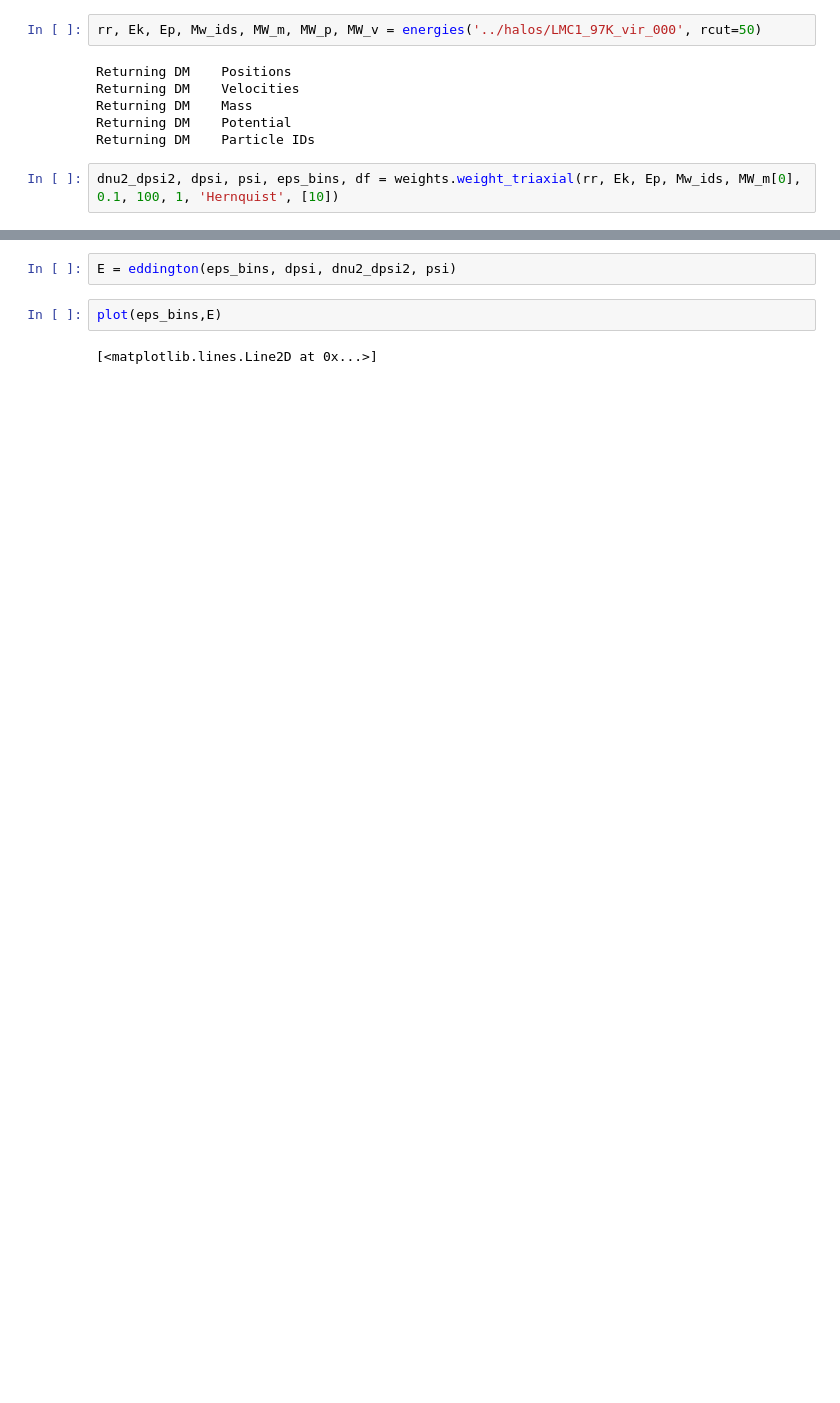
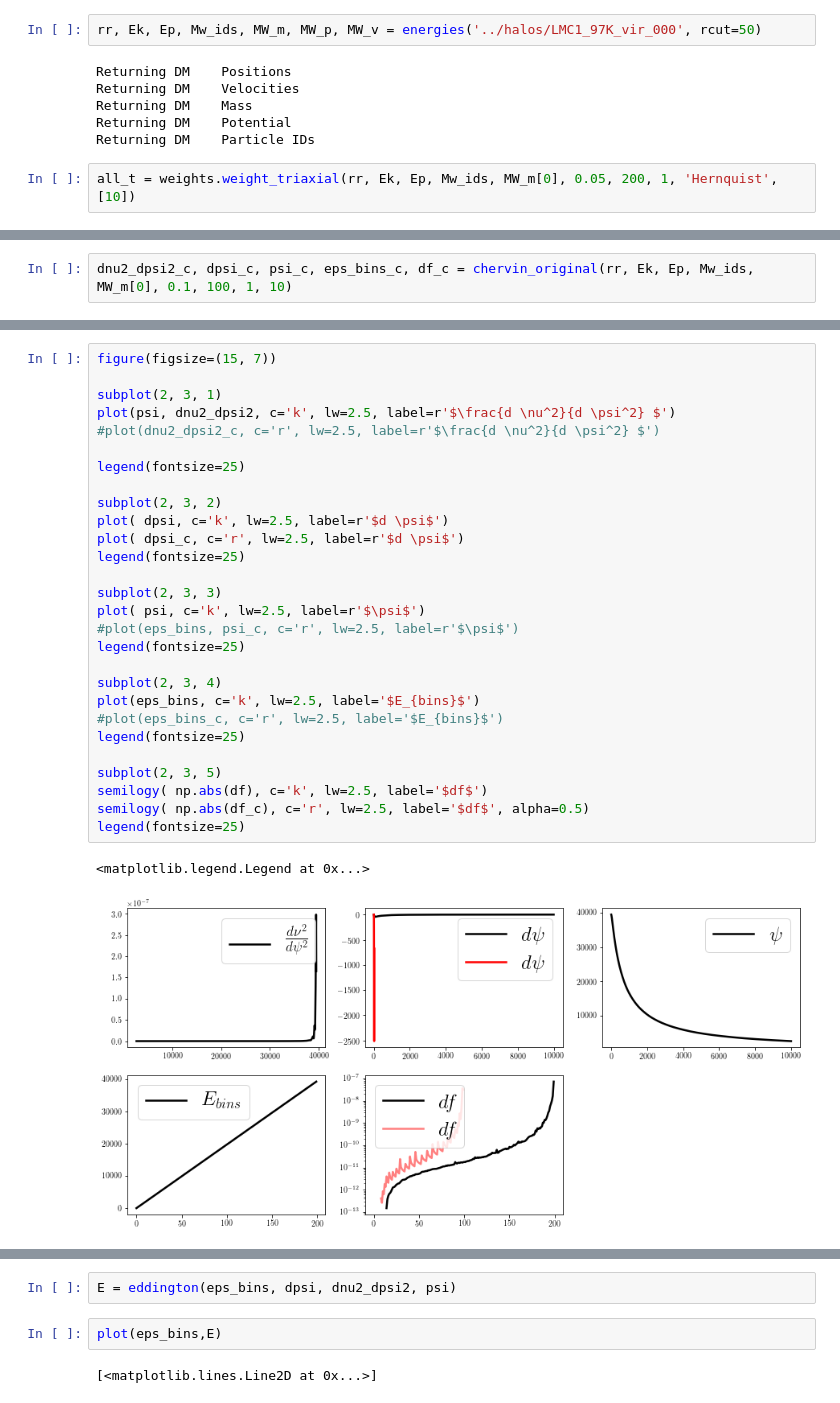
Before and after one commit to chervs/tracers_triaxial, a Jupyter notebook: Stracers/distribution_function.ipynb, the cells around one changed output, grey strips where cells are left out. Drawn from its saved outputs; the diff is of its cells as text; blank space fills up the shorter version.

```diff
--- a/Stracers/distribution_function.ipynb
+++ b/Stracers/distribution_function.ipynb
@@ -91,4 +192,4 @@ Returning DM    Mass
 Returning DM    Potential
 Returning DM    Particle IDs
 # %%
-dnu2_dpsi2, dpsi, psi, eps_bins, df = weights.weight_triaxial(rr, Ek, Ep, Mw_ids, MW_m[0], 0.1, 100, 1, 'Hernquist', [10])
+all_t = weights.weight_triaxial(rr, Ek, Ep, Mw_ids, MW_m[0], 0.05, 200, 1, 'Hernquist', [10])
@@ -133,0 +196,2 @@ def eddington(e, dpsi, dnu2_dps2, psi):
+# %%
+dnu2_dpsi2_c, dpsi_c, psi_c, eps_bins_c, df_c = chervin_original(rr, Ek, Ep, Mw_ids, MW_m[0], 0.1, 100, 1, 10)
@@ -133,0 +216,31 @@ def eddington(e, dpsi, dnu2_dps2, psi):
+# %%
+figure(figsize=(15, 7))
+
+subplot(2, 3, 1)
+plot(psi, dnu2_dpsi2, c='k', lw=2.5, label=r'$\frac{d \nu^2}{d \psi^2} $')
+#plot(dnu2_dpsi2_c, c='r', lw=2.5, label=r'$\frac{d \nu^2}{d \psi^2} $')
+
+legend(fontsize=25)
+
+subplot(2, 3, 2)
+plot( dpsi, c='k', lw=2.5, label=r'$d \psi$')
+plot( dpsi_c, c='r', lw=2.5, label=r'$d \psi$')
+legend(fontsize=25)
+
+subplot(2, 3, 3)
+plot( psi, c='k', lw=2.5, label=r'$\psi$')
+#plot(eps_bins, psi_c, c='r', lw=2.5, label=r'$\psi$')
+legend(fontsize=25)
+
+subplot(2, 3, 4)
+plot(eps_bins, c='k', lw=2.5, label='$E_{bins}$')
+#plot(eps_bins_c, c='r', lw=2.5, label='$E_{bins}$')
+legend(fontsize=25)
+
+subplot(2, 3, 5)
+semilogy( np.abs(df), c='k', lw=2.5, label='$df$')
+semilogy( np.abs(df_c), c='r', lw=2.5, label='$df$', alpha=0.5)
+legend(fontsize=25)
+# %% [output]
+<matplotlib.legend.Legend at 0x...>
+[figure, added]
```
Also changed, not shown: parts of 22 cells of this notebook.
